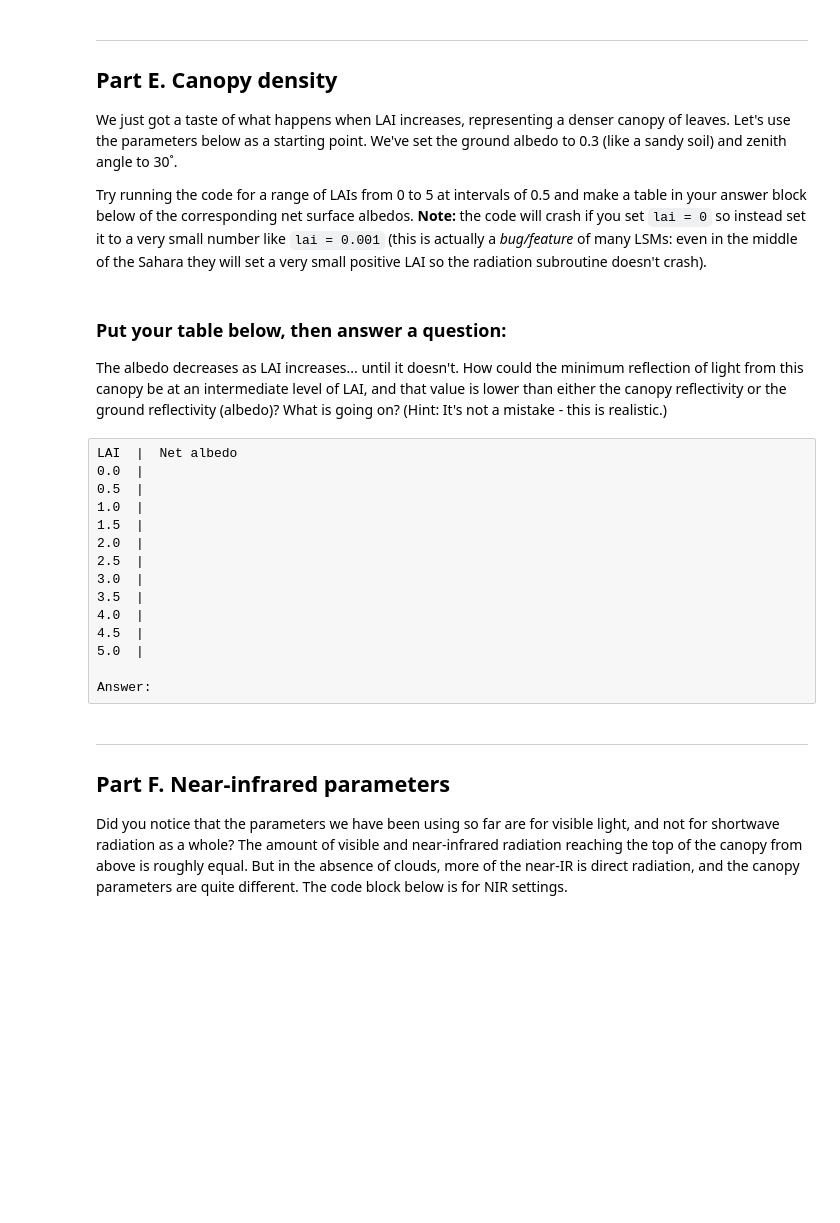
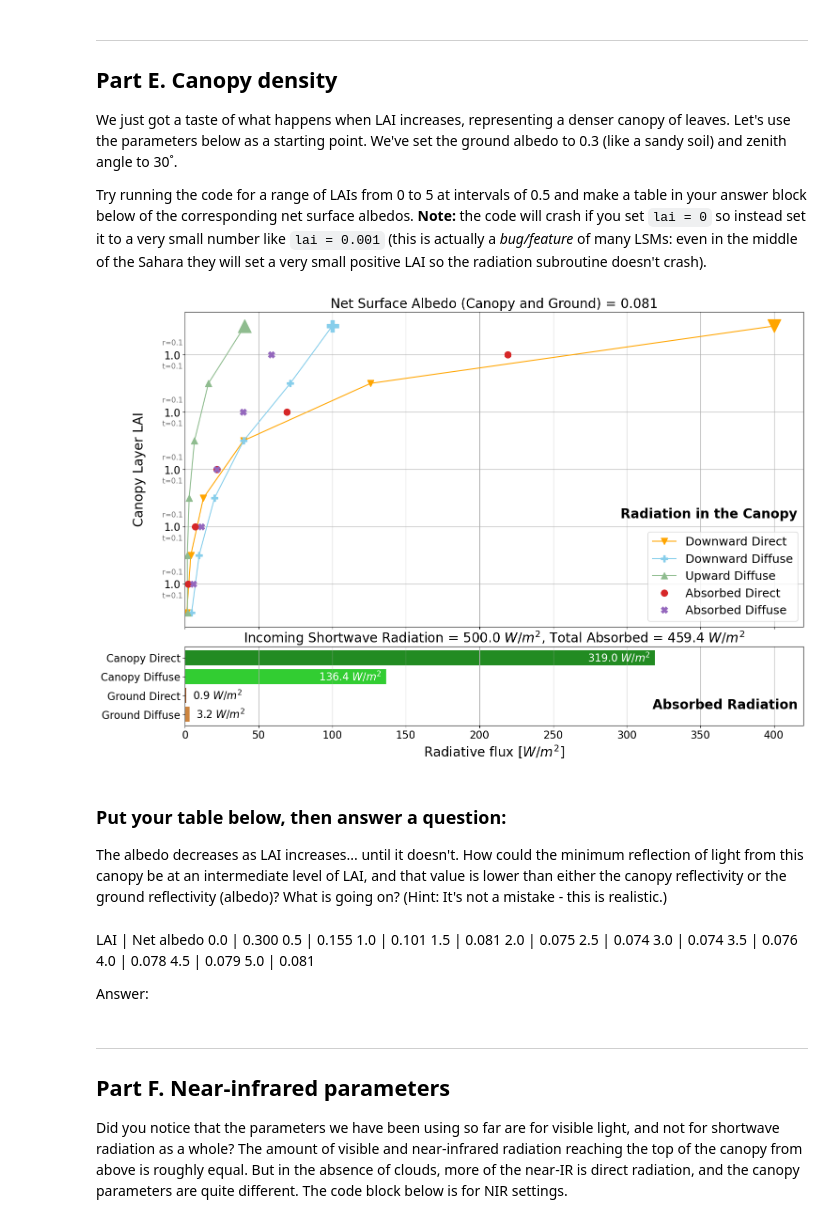
Before and after one commit to anlawyer/land-climate-interactions, a Jupyter notebook: HW5/CLIM614_HW_5.ipynb, the cells around one changed output. Drawn from its saved outputs; the diff is of its cells as text; code cells hidden in the pictures; blank space fills up the shorter version.

Commit message:
Answer C

```diff
--- a/HW5/CLIM614_HW_5.ipynb
+++ b/HW5/CLIM614_HW_5.ipynb
@@ -378,48 +466,50 @@ Try running the code for a range of LAIs from 0 to 5 at intervals of 0.5 and mak
 # %%
 ########################################################################################
 # Radiation parameters
 total_sw_rad = 500    # [W/m^2]
 frac_direct  = 0.8    # Fraction that is direct radiation [0:1]
 sol_zenith   = 30     # Solar zenith angle [0:90 degrees]
 
 # Vegetation parameters
-lai                = 1
+lai                = 5.0
 n_layers           = 5                        # Number of canopy layers
 dlai               = np.array([lai/n_layers]*n_layers) # Effective LAI of each layer [0:1]
 trans_leaf         = np.array([0.1]*n_layers)  # Transmissivity of leaves in each layer [0:1]
 refl_leaf          = np.array([0.1]*n_layers)  # Reflectivity of leaves in each layer [0:trans_leaf]
                                                # Absorptivity of leaves = 1-trans_leaf-refl_leaf ≥ 0
 # Ground surface parameters
 albedo_sfc_diffuse = 0.3                       # "White sky" albedo of the ground [0:1]
 albedo_sfc_direct  = 0.3                       # "Black sky" albedo of ground [0:1]
 ########################################################################################
 
 # Call to the function that calculates canopy radiative transfer
 diffuse_up,diffuse_down,direct_down,canopy_diffuse,canopy_direct,ground_diffuse,ground_direct \
                                                = canopy_rad_sw(total_sw_rad*(1-frac_direct),total_sw_rad*frac_direct,
                                                                sol_zenith,n_layers,dlai,trans_leaf,refl_leaf,
                                                                albedo_sfc_diffuse,albedo_sfc_direct)
 # Create the plot
 fig = canopy_rad_sw_plot(dlai,diffuse_up,diffuse_down,direct_down,canopy_diffuse,canopy_direct,ground_diffuse,ground_direct)
+# %% [output]
+[figure, added]
 # %% [markdown]
 ### Put your table below, then answer a question:
 
 The albedo decreases as LAI increases... until it doesn't. How could the minimum reflection of light from this canopy be at an intermediate level of LAI, and that value is lower than either the canopy reflectivity or the ground reflectivity (albedo)? What is going on? (Hint: It's not a mistake - this is realistic.)
-# %% [raw]
-LAI  |  Net albedo
-0.0  |
-0.5  |
-1.0  |
-1.5  |
-2.0  |
-2.5  |
-3.0  |
-3.5  |
-4.0  |
-4.5  |
-5.0  |
-
-Answer:
+# %% [markdown]
+LAI  |  Net albedo
+0.0  |  0.300
+0.5  |  0.155
+1.0  |  0.101
+1.5  |  0.081
+2.0  |  0.075
+2.5  |  0.074
+3.0  |  0.074
+3.5  |  0.076
+4.0  |  0.078
+4.5  |  0.079
+5.0  |  0.081
+
+Answer:
 # %% [markdown]
 ----------------------
 ## Part F. Near-infrared parameters
```
Also changed, not shown: parts of 7 cells of this notebook.
